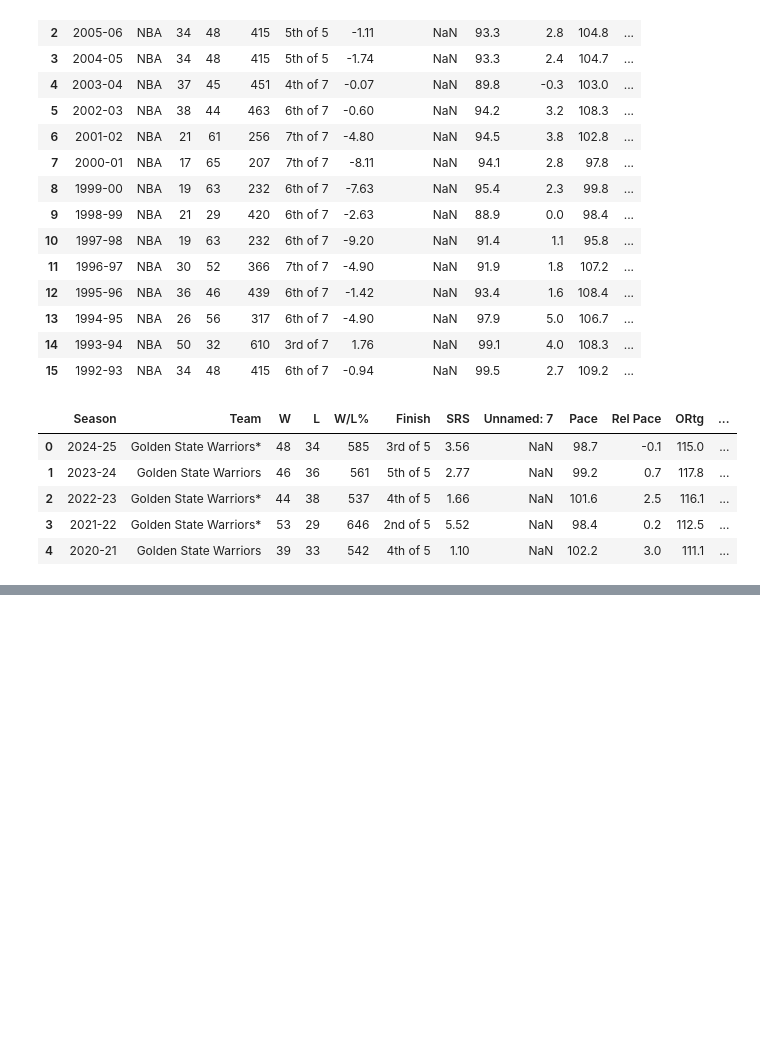
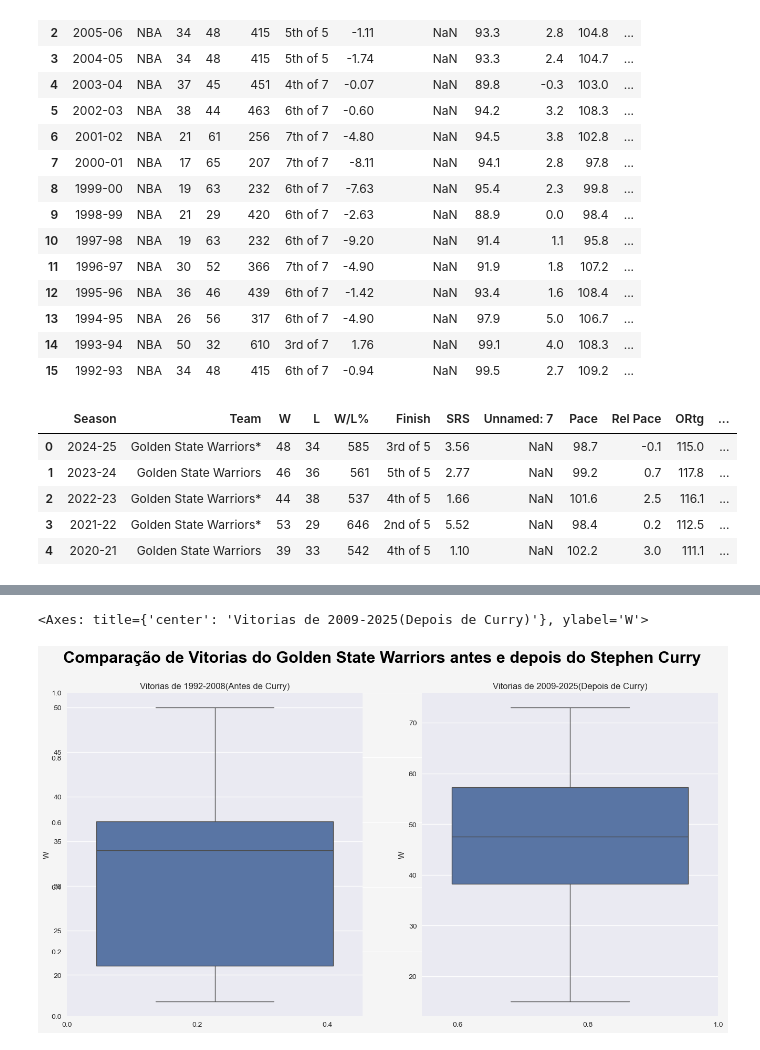
Before and after one commit to matheusmendesds/projetoPython, a Jupyter notebook: Untitled10.ipynb, the cells around one changed output, grey strips where cells are left out. Drawn from its saved outputs; the diff is of its cells as text; code cells hidden in the pictures; blank space fills up the shorter version.

```diff
--- a/Untitled10.ipynb
+++ b/Untitled10.ipynb
@@ -72,0 +74,25 @@ np.int64(519)
+# %%
+fig, ax = plt.subplots( figsize=(16,8))
+
+#Cor de fundo
+Cor_Fundo = '#f5f5f5'
+ax.set_facecolor( Cor_Fundo)
+fig.set_facecolor( Cor_Fundo)
+
+#Estilo dos graficos
+plt.style.use('seaborn-v0_8')
+plt.suptitle('Comparação de Vitorias do Golden State Warriors antes e depois do Stephen Curry', fontsize=22, color='#000000',fontweight=600)
+#Parametros para o grid
+Linhas = 1
+Colunas = 2
+
+plt.subplot(Linhas,Colunas, 1)
+plt.title('Vitorias de 1992-2008(Antes de Curry)')
+sns.boxplot(DataWarriors['W'])
+
+plt.subplot(Linhas,Colunas, 2)
+plt.title('Vitorias de 2009-2025(Depois de Curry)')
+sns.boxplot(DataWarriorsCurry['W'])
+# %% [output]
+<Axes: title={'center': 'Vitorias de 2009-2025(Depois de Curry)'}, ylabel='W'>
+[figure, added]
```
Also changed, not shown: parts of 3 cells of this notebook.
